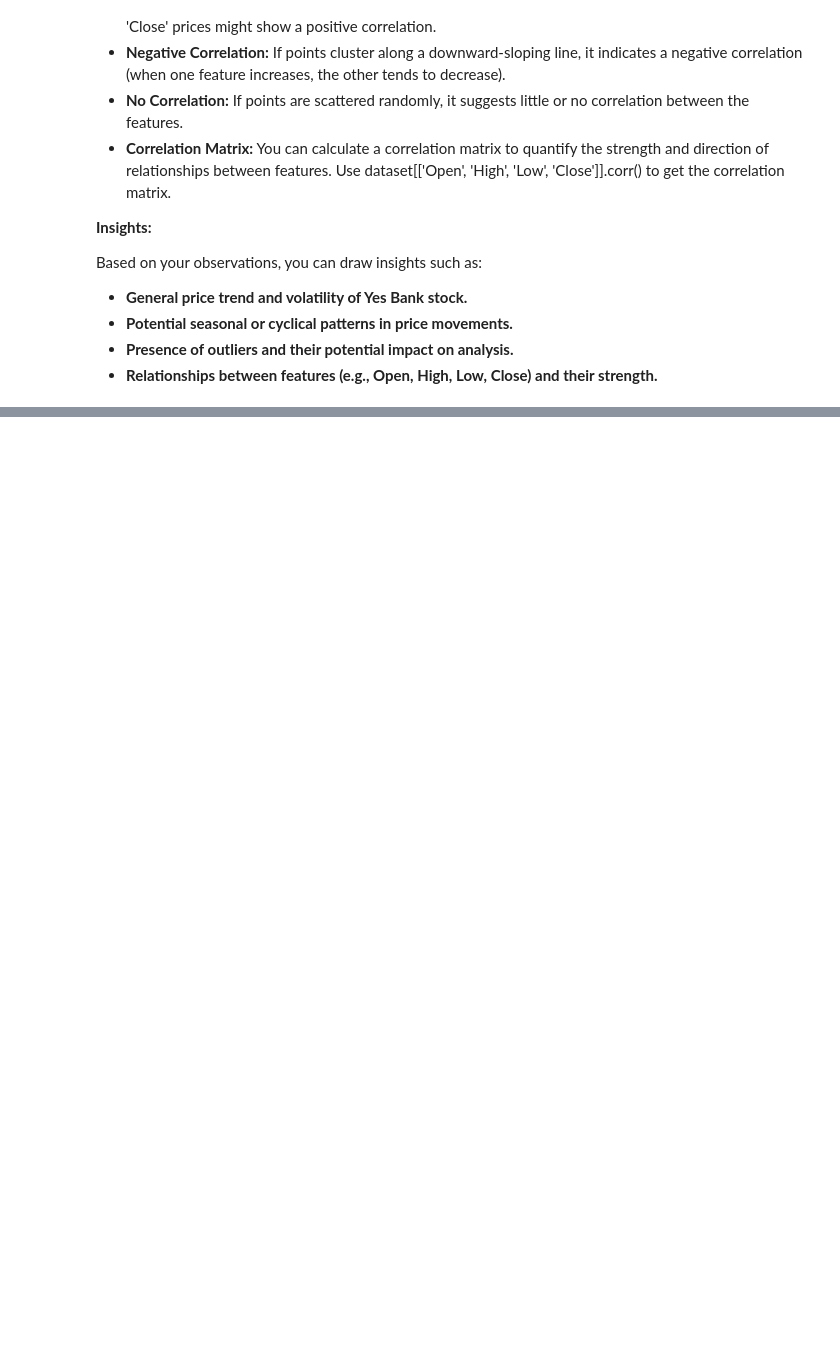
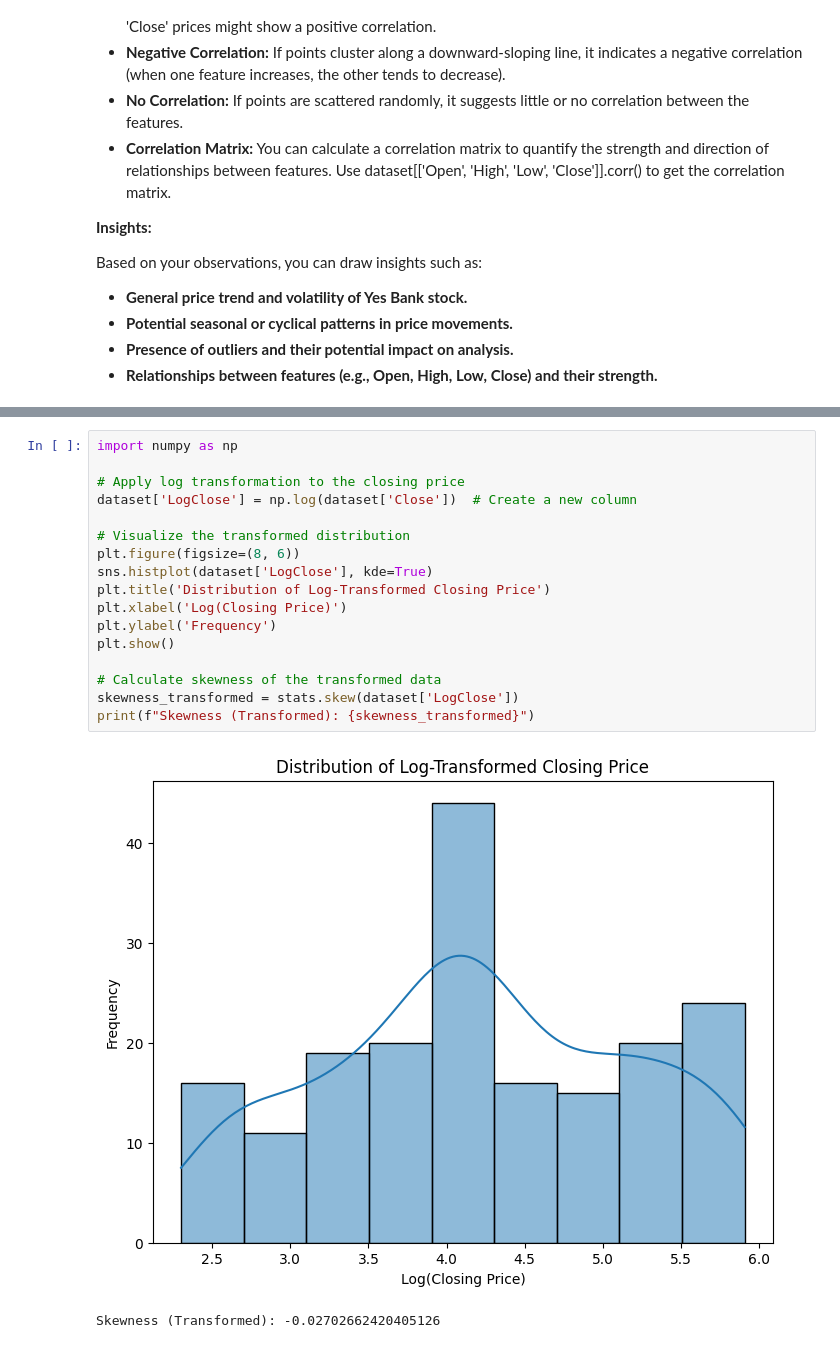
Before and after one commit to KRamBalaji/stock_closing_price_prediction, a Jupyter notebook: Yes_Bank_Stock_Closing_Price_Prediction.ipynb, the cells around one changed output, grey strips where cells are left out. Saved outputs shown, nothing was run; the diff lists cells and outputs as text; blank space fills up the shorter version.

```diff
--- a/Yes_Bank_Stock_Closing_Price_Prediction.ipynb
+++ b/Yes_Bank_Stock_Closing_Price_Prediction.ipynb
@@ -170,0 +284,20 @@ Based on your observations, you can draw insights such as:
+# %%
+import numpy as np
+
+# Apply log transformation to the closing price
+dataset['LogClose'] = np.log(dataset['Close'])  # Create a new column
+
+# Visualize the transformed distribution
+plt.figure(figsize=(8, 6))
+sns.histplot(dataset['LogClose'], kde=True)
+plt.title('Distribution of Log-Transformed Closing Price')
+plt.xlabel('Log(Closing Price)')
+plt.ylabel('Frequency')
+plt.show()
+
+# Calculate skewness of the transformed data
+skewness_transformed = stats.skew(dataset['LogClose'])
+print(f"Skewness (Transformed): {skewness_transformed}")
+# %% [output]
+[figure, added]
+Skewness (Transformed): -0.02702662420405126
```
Also changed, not shown: parts of 17 cells of this notebook.
